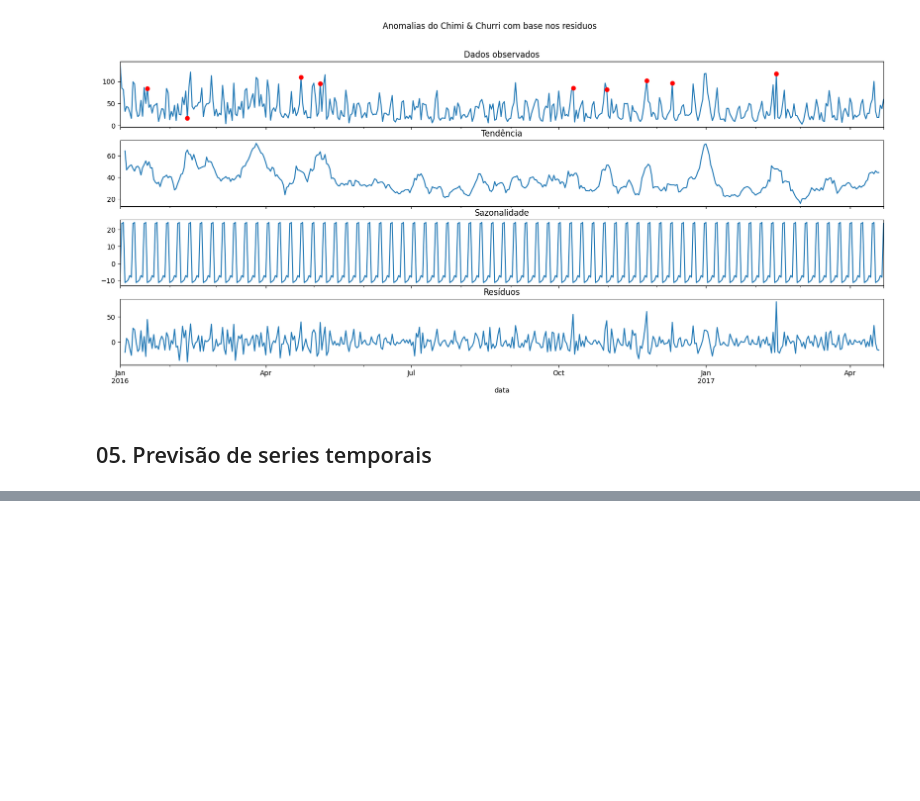
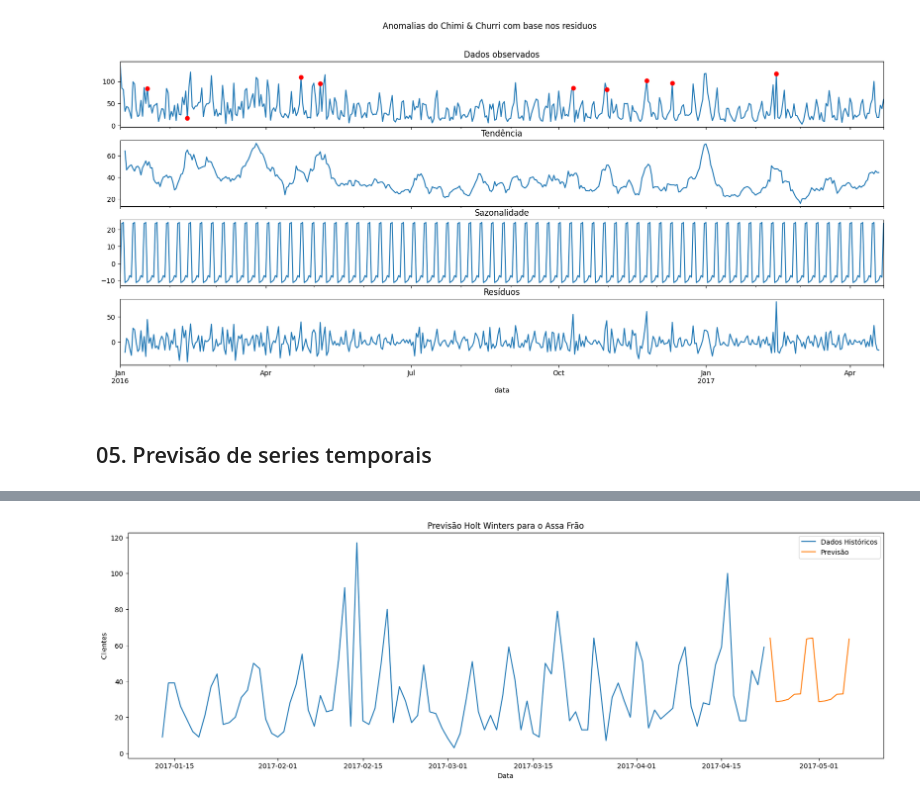
Before and after one commit to JCarapina/Estudos-praticos, a Jupyter notebook: arquivo.ipynb, the cells around one changed output, grey strips where cells are left out. Saved outputs shown, nothing was run; the diff lists cells and outputs as text; code cells hidden in the pictures; blank space fills up the shorter version.

```diff
--- a/arquivo.ipynb
+++ b/arquivo.ipynb
@@ -646,0 +667,10 @@ This axis already has a converter set and is updating to a potentially incompati
+# %%
+plt.figure(figsize=(20,6))
+plt.plot(dados_completos['Assa Frão'].index[-100:], dados_completos['Assa Frão'].values[-100:], label='Dados Históricos')
+plt.plot(previsao_assa.index, previsao_assa.values, label='Previsão')
+plt.title('Previsão Holt Winters para o Assa Frão')
+plt.xlabel('Data')
+plt.ylabel('Clientes')
+plt.legend();
+# %% [output]
+[figure, added]
```
Also changed, not shown: parts of 7 cells of this notebook, 1 other file.
